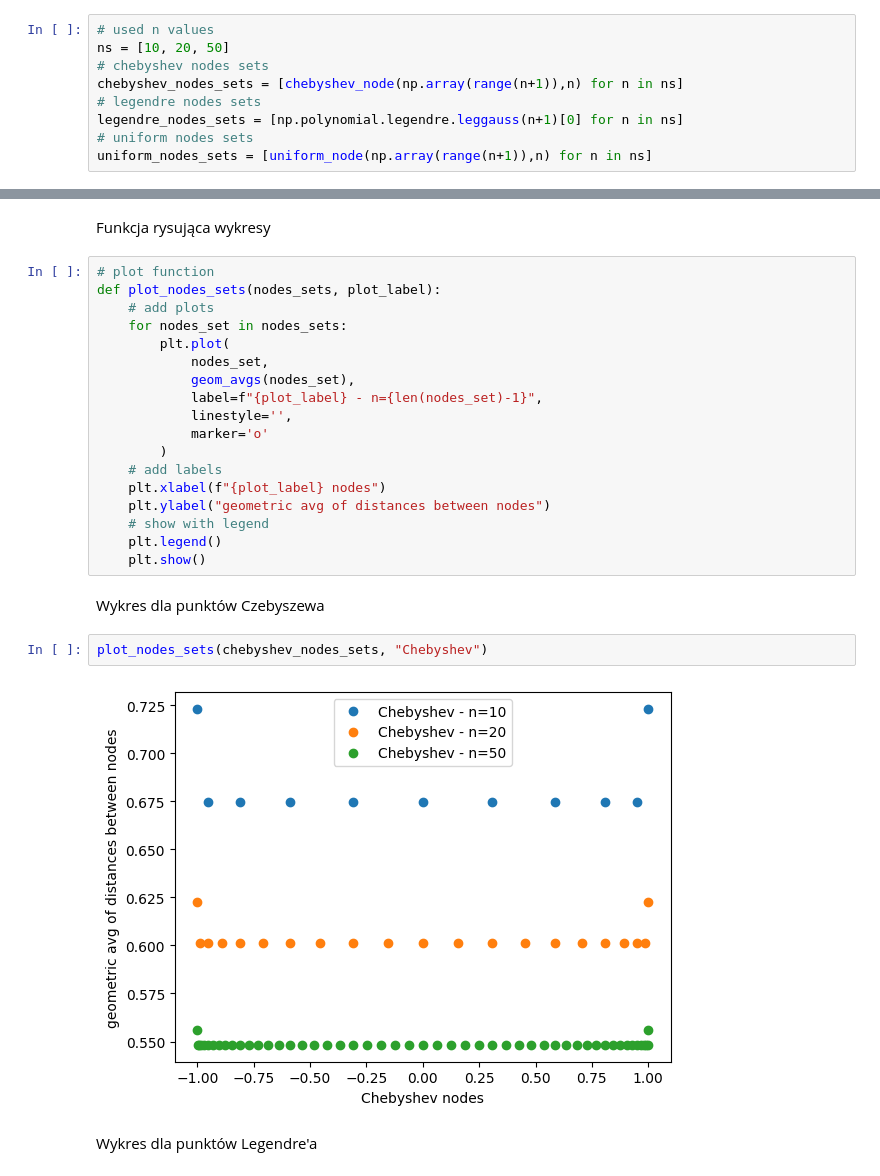
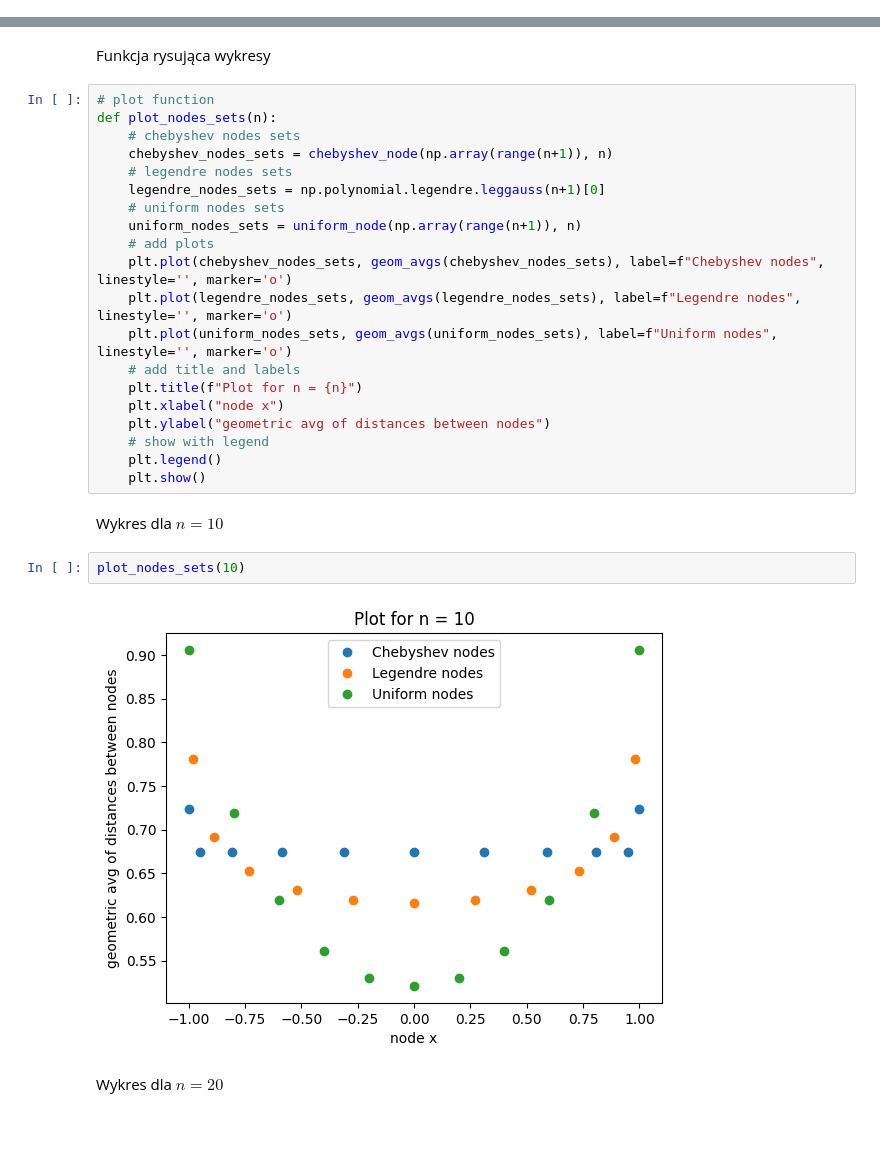
Before and after one commit to Mosder/agh, a Jupyter notebook: sem4/mownit/lab04/zad1.ipynb, the cells around one changed output, grey strips where cells are left out. Cells and saved outputs as stored; diff of their text form; blank space fills up the shorter version.

```diff
--- a/sem4/mownit/lab04/zad1.ipynb
+++ b/sem4/mownit/lab04/zad1.ipynb
@@ -29,40 +27,33 @@ def uniform_node(i, n):
-# %%
-# used n values
-ns = [10, 20, 50]
-# chebyshev nodes sets
-chebyshev_nodes_sets = [chebyshev_node(np.array(range(n+1)),n) for n in ns]
-# legendre nodes sets
-legendre_nodes_sets = [np.polynomial.legendre.leggauss(n+1)[0] for n in ns]
-# uniform nodes sets
-uniform_nodes_sets = [uniform_node(np.array(range(n+1)),n) for n in ns]
 # %% [markdown]
 <h4>Narysowanie wykresów</h4>
 # %% [markdown]
 Funkcja rysująca wykresy
 # %%
 # plot function
-def plot_nodes_sets(nodes_sets, plot_label):
+def plot_nodes_sets(n):
+    # chebyshev nodes sets
+    chebyshev_nodes_sets = chebyshev_node(np.array(range(n+1)), n)
+    # legendre nodes sets
+    legendre_nodes_sets = np.polynomial.legendre.leggauss(n+1)[0]
+    # uniform nodes sets
+    uniform_nodes_sets = uniform_node(np.array(range(n+1)), n)
     # add plots
-    for nodes_set in nodes_sets:
-        plt.plot(
-            nodes_set,
-            geom_avgs(nodes_set),
-            label=f"{plot_label} - n={len(nodes_set)-1}",
-            linestyle='',
-            marker='o'
-        )
-    # add labels
-    plt.xlabel(f"{plot_label} nodes")
+    plt.plot(chebyshev_nodes_sets, geom_avgs(chebyshev_nodes_sets), label=f"Chebyshev nodes", linestyle='', marker='o')
+    plt.plot(legendre_nodes_sets, geom_avgs(legendre_nodes_sets), label=f"Legendre nodes", linestyle='', marker='o')
+    plt.plot(uniform_nodes_sets, geom_avgs(uniform_nodes_sets), label=f"Uniform nodes", linestyle='', marker='o')
+    # add title and labels
+    plt.title(f"Plot for n = {n}")
+    plt.xlabel("node x")
     plt.ylabel("geometric avg of distances between nodes")
     # show with legend
     plt.legend()
     plt.show()
 # %% [markdown]
-Wykres dla punktów Czebyszewa
+Wykres dla $n=10$
 # %%
-plot_nodes_sets(chebyshev_nodes_sets, "Chebyshev")
+plot_nodes_sets(10)
 # %% [output]
-[figure, old version]
+[figure, new version]
 # %% [markdown]
-Wykres dla punktów Legendre'a
+Wykres dla $n=20$
 # %%
```
Also changed, not shown: parts of 4 cells of this notebook, 1 other file.
